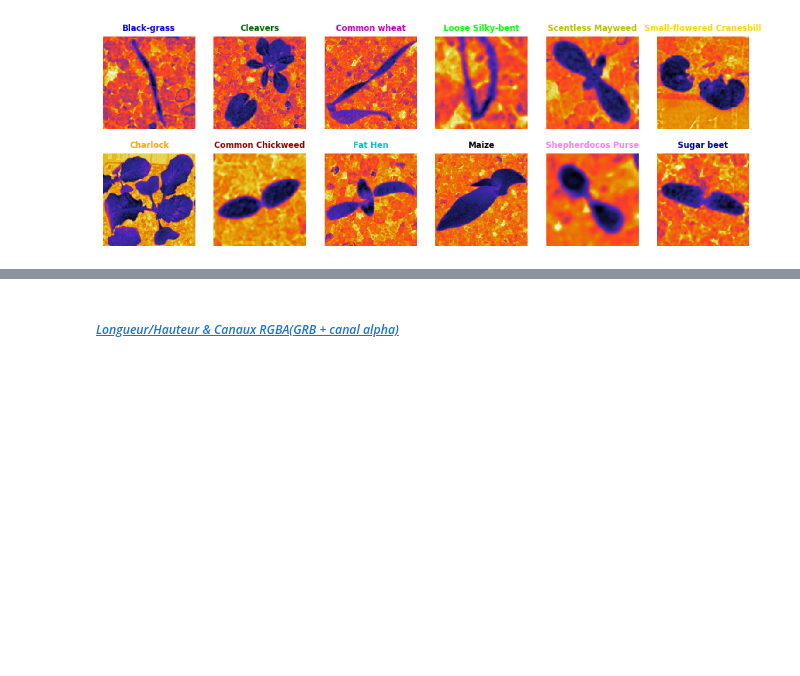
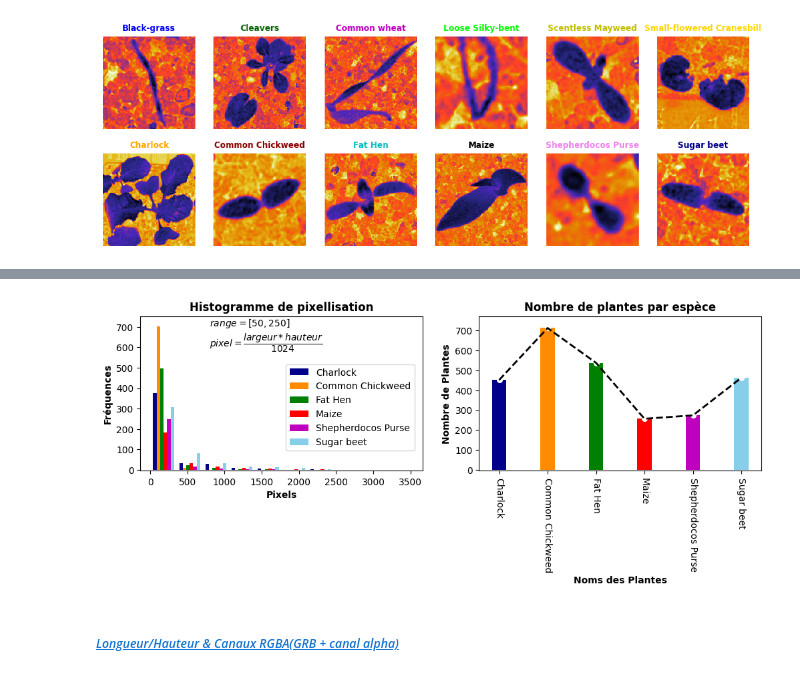
Before and after one commit to Haszb/Plant_Seedlings_ds_Project, a Jupyter notebook: main.ipynb, the cells around one changed output, grey strips where cells are left out. Saved outputs shown, nothing was run; the diff lists cells and outputs as text; code cells hidden in the pictures; blank space fills up the shorter version.

```diff
--- a/main.ipynb
+++ b/main.ipynb
@@ -133,2 +200,33 @@ for s in ['images', 'X']:
+# %%
+# création d'une Series pour stocker le nombre d'images par espèves
+num_of_images   = pd.Series(data = [data['number_of_images'][q] for q in id_sel ], name='spaces').values
+# gama
+gama            = pd.Series(data = data['number_of_images'], name='spaces').values
+# pixels
+Pixels          = [data['pixels'][q] for q in id_sel]
+# titles
+titles          = ["Histogramme de pixellisation", "Nombre de plantes par espèce"]
+# xlabels
+xlabel          = ["Pixels", "Noms des Plantes"]
+# ylabels
+ylabel          = ["Fréquences", "Nombre de Plantes"]
+# Concatenation
+X               = [Pixels, num_of_images]
+
+hist_bar_plot(
+    X           = X,
+    figsize     = figsize,
+    colors      = sub_colors,
+    legend      = sub_lengend,
+    xlabel      = xlabel,
+    ylabel      = ylabel,
+    titles      = titles,
+    rot         = -90,
+    bb_box      = {"x" : 800, "y" : 600},
+    legends     = None,
+    y_lim       = [[-5, 750], [-5, 770]]
+    )
+# %% [output]
+[figure, added]
 # %% [markdown]
 ##### *[Longueur/Hauteur & Canaux RGBA(GRB + canal alpha)]()*
```
Also changed, not shown: parts of 18 cells of this notebook, 3 other files.
